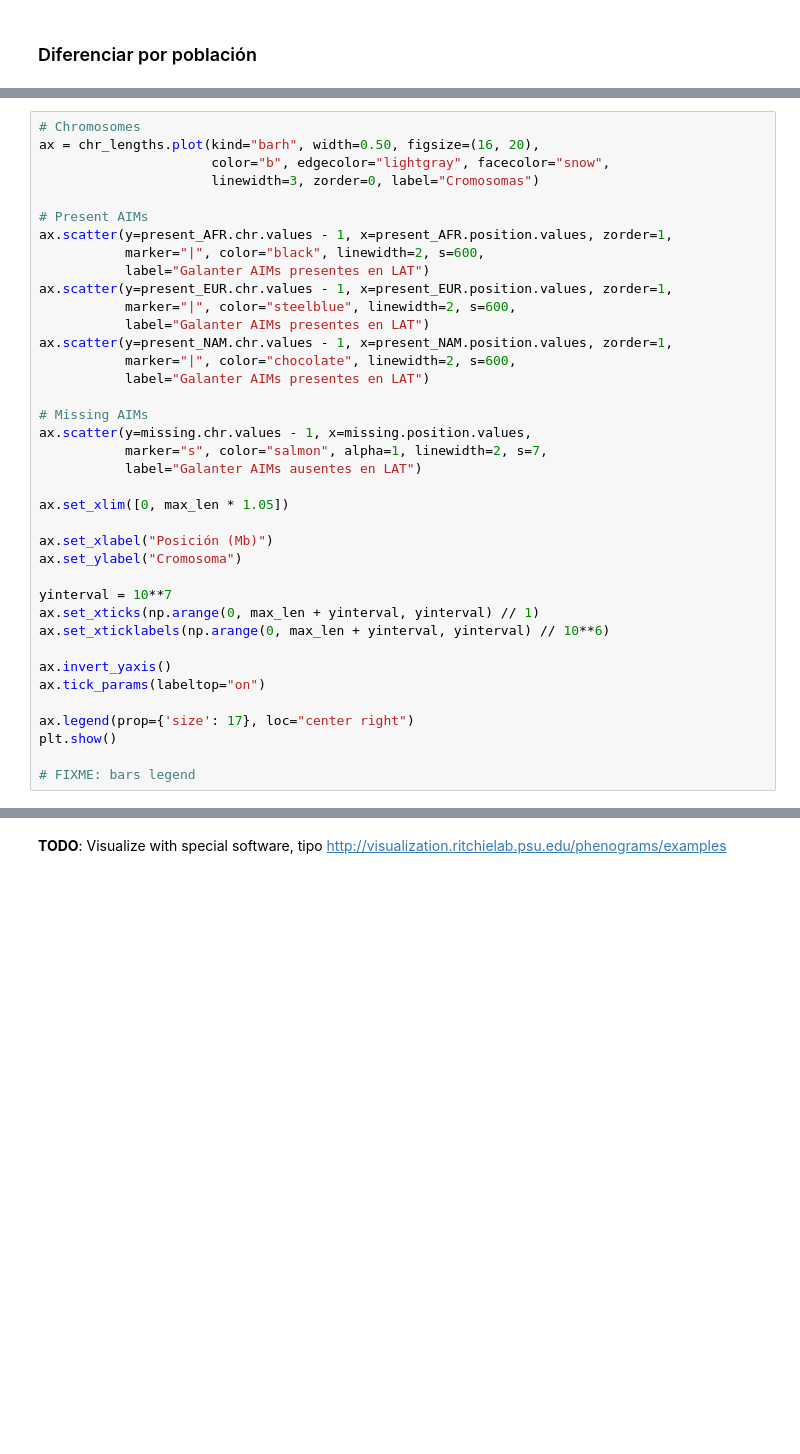
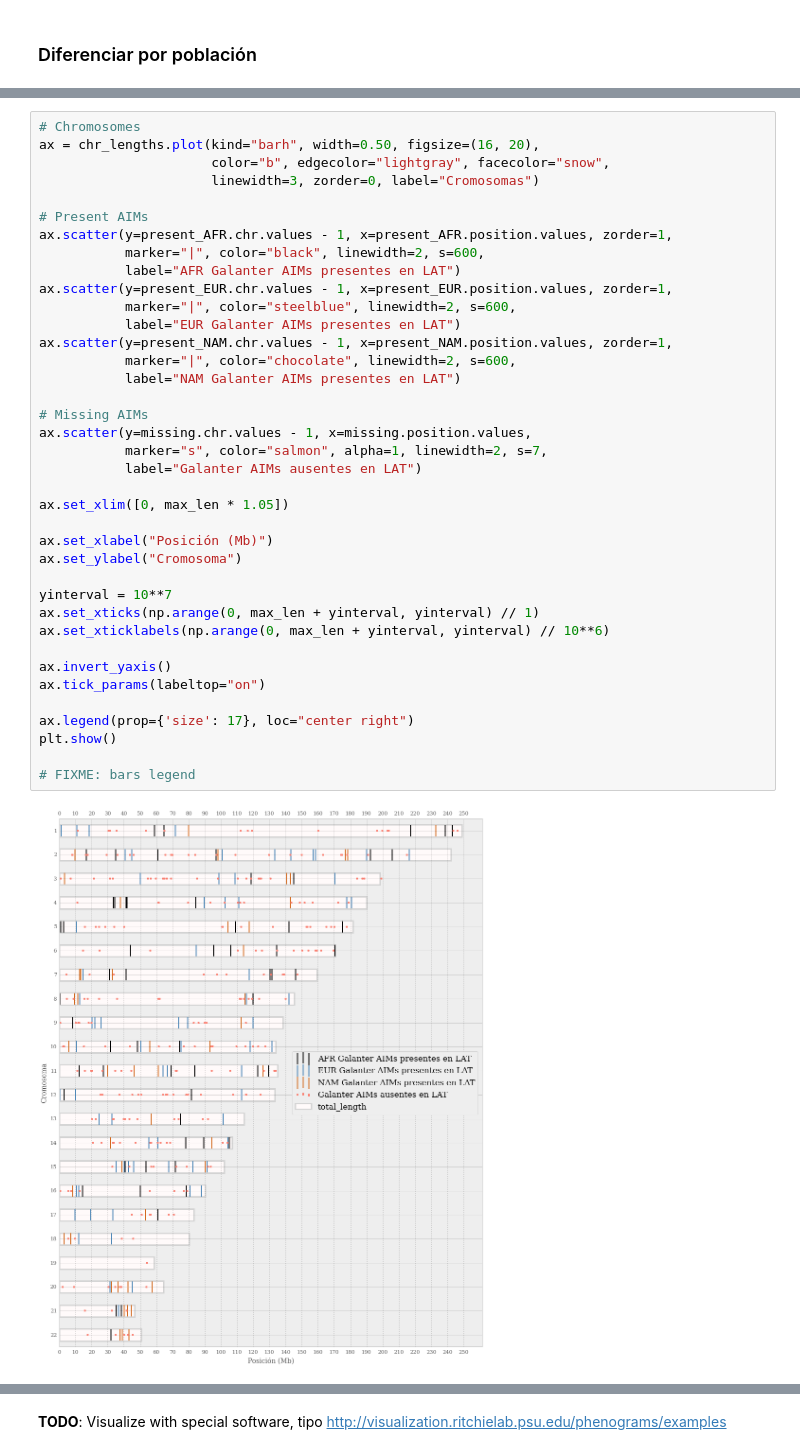
Before and after one commit to jmberros/tesina, a Jupyter notebook: Galanter_AIMs_NEW.ipynb, the cells around one changed output, grey strips where cells are left out. Cells and saved outputs as stored; diff of their text form; blank space fills up the shorter version.

```diff
--- a/Galanter_AIMs_NEW.ipynb
+++ b/Galanter_AIMs_NEW.ipynb
@@ -199,33 +199,35 @@ ax = chr_lengths.plot(kind="barh", width=0.50, figsize=(16, 20),
 
 # Present AIMs
 ax.scatter(y=present_AFR.chr.values - 1, x=present_AFR.position.values, zorder=1,
            marker="|", color="black", linewidth=2, s=600,
-           label="Galanter AIMs presentes en LAT")
+           label="AFR Galanter AIMs presentes en LAT")
 ax.scatter(y=present_EUR.chr.values - 1, x=present_EUR.position.values, zorder=1,
            marker="|", color="steelblue", linewidth=2, s=600,
-           label="Galanter AIMs presentes en LAT")
+           label="EUR Galanter AIMs presentes en LAT")
 ax.scatter(y=present_NAM.chr.values - 1, x=present_NAM.position.values, zorder=1,
            marker="|", color="chocolate", linewidth=2, s=600,
-           label="Galanter AIMs presentes en LAT")
+           label="NAM Galanter AIMs presentes en LAT")
 
 # Missing AIMs
 ax.scatter(y=missing.chr.values - 1, x=missing.position.values,
            marker="s", color="salmon", alpha=1, linewidth=2, s=7,
            label="Galanter AIMs ausentes en LAT")
 
 ax.set_xlim([0, max_len * 1.05])
 
 ax.set_xlabel("Posición (Mb)")
 ax.set_ylabel("Cromosoma")
 
 yinterval = 10**7
 ax.set_xticks(np.arange(0, max_len + yinterval, yinterval) // 1)
 ax.set_xticklabels(np.arange(0, max_len + yinterval, yinterval) // 10**6)
 
 ax.invert_yaxis()
 ax.tick_params(labeltop="on")
 
 ax.legend(prop={'size': 17}, loc="center right")
 plt.show()
 
 # FIXME: bars legend
+# %% [output]
+[figure, added]
```
Also changed, not shown: parts of 9 cells of this notebook, 1 other file.
